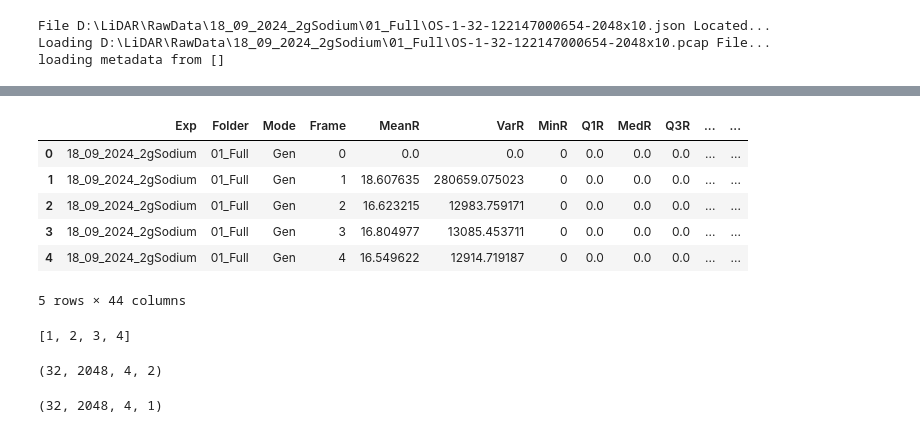
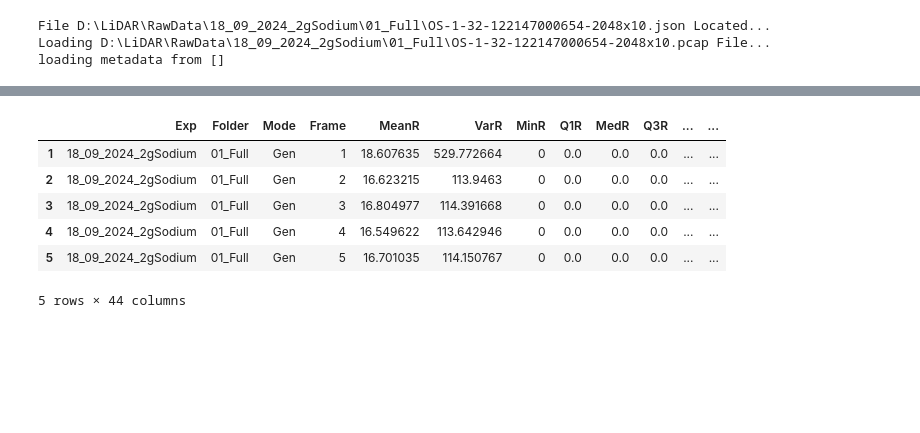
Before and after one commit to muthuganeshece/MLProjects, a Jupyter notebook: LIDAR/Notebook/StatisticalConversion.ipynb, the cells around one changed output, grey strips where cells are left out. Drawn from its saved outputs; the diff is of its cells as text; code cells hidden in the pictures; blank space fills up the shorter version.

Commit message:
sensor data extraction limited to 80 deg

```diff
--- a/LIDAR/Notebook/StatisticalConversion.ipynb
+++ b/LIDAR/Notebook/StatisticalConversion.ipynb
@@ -16,0 +16,13 @@ folder_path =  r"D:\LiDAR\RawData"
+# %%
+# Sensor Configuration
+data_dim = [32, 2048]
+deg_left = 140
+deg_right = 220
+# %%
+pixel_ratio = data_dim[1]/360
+left_pixel = math.floor(deg_left * pixel_ratio / 10) * 10
+right_pixel = math.ceil(deg_right * pixel_ratio / 10) * 10
+left_pixel -= 1
+right_pixel -= 1
+data_dim = right_pixel-left_pixel
+print(left_pixel, right_pixel)
@@ -63,8 +81,8 @@ for folder in folders:
         counter = 0
         if os.path.isdir(full_path):
             file_name = 'OS-1-32-122147000654-2048x10'
-            intdata = np.empty(shape=(32,2048, 4, 1))
-            fulldata = np.empty(shape=(32,2048, 4, 1))
+            intdata = np.empty(shape=(32,data_dim, 4, 1))
+            fulldata = np.empty(shape=(32,data_dim, 4, 1))
             frame_counter = 0
             if os.path.isfile(full_path + "\\" + file_name + '.json') :
                 metadata_path = full_path + "\\" + file_name + '.json'
@@ -77,9 +95,13 @@ for folder in folders:
                     with closing(client.Scans(source)) as scans:
                         for scan in tqdm(scans):
                             rangedata = client.destagger(metadata, scan.field(client.ChanField.RANGE))
+                            rangedata = rangedata[:, left_pixel:right_pixel]
                             sigdata = client.destagger(metadata, scan.field(client.ChanField.SIGNAL))
+                            sigdata = sigdata[:, left_pixel:right_pixel]
                             refdata = client.destagger(metadata, scan.field(client.ChanField.REFLECTIVITY))
+                            refdata = refdata[:, left_pixel:right_pixel]
                             irdata = client.destagger(metadata, scan.field(client.ChanField.NEAR_IR))
+                            irdata = irdata[:, left_pixel:right_pixel]
                             testdata = np.stack([rangedata, sigdata, refdata, irdata], axis=-1)
                             if counter >= degen_start_time[folder_count]:
                                 if frame_counter < 10:
@@ -91,7 +113,9 @@ for folder in folders:
                                     header = [rootfolder, subfolder, 'Degen', counter]
                                     statparams = StatisticalCalc(MeanFrame)
                                     df.iloc[row_counter] = header + statparams
-                                    intdata = np.empty(shape=(32,2048, 4, 1))
+                                    intdata = np.empty(shape=(32,data_dim, 4, 1))
+                                    intdata = np.concatenate([intdata, np.expand_dims(testdata, axis=-1)], axis=3)
+                                    frame_counter += 1
                                     row_counter += 1
                                     counter += 1
                             else:
@@ -101,7 +125,9 @@ for folder in folders:
                                 df.loc[row_counter] = header + statparams
                                 row_counter += 1
                                 counter += 1
-df.dropna().to_csv("ConsolidatedData.csv")
+
+df.dropna(inplace=True)
+df.to_csv("ConsolidatedData.csv")
 # %% [output]
 File D:\LiDAR\RawData\18_09_2024_2gSodium\01_Full\OS-1-32-122147000654-2048x10.json Located...
 Loading D:\LiDAR\RawData\18_09_2024_2gSodium\01_Full\OS-1-32-122147000654-2048x10.pcap File...
@@ -108,0 +260,4 @@ loading metadata from []
+# %%
+df.dropna(inplace=True)
+df_gen = df[df['Mode'] == 'Gen']
+df_degen = df[df['Mode'] != 'Gen']
@@ -109,10 +266,10 @@ loading metadata from []
 # %%
-df.head()
+df_gen.head()
 # %% [output]
 |  | Exp | Folder | Mode | Frame | MeanR | VarR | MinR | Q1R | MedR | Q3R | ... | ... |
-| 0 | 18_09_2024_2gSodium | 01_Full | Gen | 0 | 0.0 | 0.0 | 0 | 0.0 | 0.0 | 0.0 | ... | ... |
-| 1 | 18_09_2024_2gSodium | 01_Full | Gen | 1 | 18.607635 | 280659.075023 | 0 | 0.0 | 0.0 | 0.0 | ... | ... |
-| 2 | 18_09_2024_2gSodium | 01_Full | Gen | 2 | 16.623215 | 12983.759171 | 0 | 0.0 | 0.0 | 0.0 | ... | ... |
-| 3 | 18_09_2024_2gSodium | 01_Full | Gen | 3 | 16.804977 | 13085.453711 | 0 | 0.0 | 0.0 | 0.0 | ... | ... |
-| 4 | 18_09_2024_2gSodium | 01_Full | Gen | 4 | 16.549622 | 12914.719187 | 0 | 0.0 | 0.0 | 0.0 | ... | ... |
+| 1 | 18_09_2024_2gSodium | 01_Full | Gen | 1 | 18.607635 | 529.772664 | 0 | 0.0 | 0.0 | 0.0 | ... | ... |
+| 2 | 18_09_2024_2gSodium | 01_Full | Gen | 2 | 16.623215 | 113.9463 | 0 | 0.0 | 0.0 | 0.0 | ... | ... |
+| 3 | 18_09_2024_2gSodium | 01_Full | Gen | 3 | 16.804977 | 114.391668 | 0 | 0.0 | 0.0 | 0.0 | ... | ... |
+| 4 | 18_09_2024_2gSodium | 01_Full | Gen | 4 | 16.549622 | 113.642946 | 0 | 0.0 | 0.0 | 0.0 | ... | ... |
+| 5 | 18_09_2024_2gSodium | 01_Full | Gen | 5 | 16.701035 | 114.150767 | 0 | 0.0 | 0.0 | 0.0 | ... | ... |
 5 rows × 44 columns
@@ -261,17 +275,0 @@ for i in range(len(folder_list)):
-# %%
-a = [1,2]
-b=[3,4]
-a.extend(b)
-a
-# %% [output]
-[1, 2, 3, 4]
-# %%
-x = np.concatenate([x, np.expand_dims(testdata, axis=-1)], axis=3)
-x.shape
-# %% [output]
-(32, 2048, 4, 2)
-# %%
-intdata=np.expand_dims(testdata, axis=-1)
-intdata.shape
-# %% [output]
-(32, 2048, 4, 1)
```
Also changed, not shown: parts of 19 cells of this notebook.
